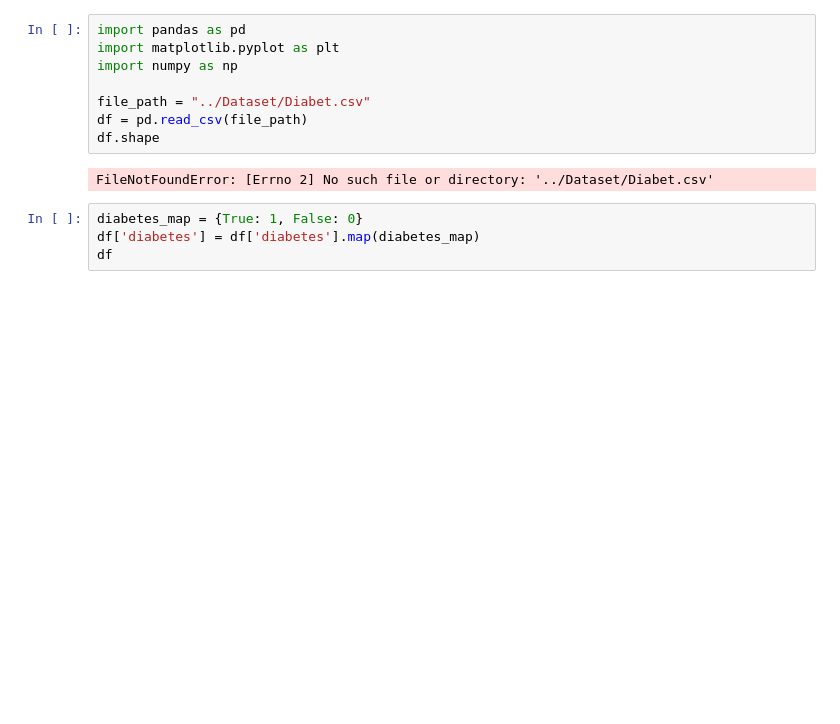
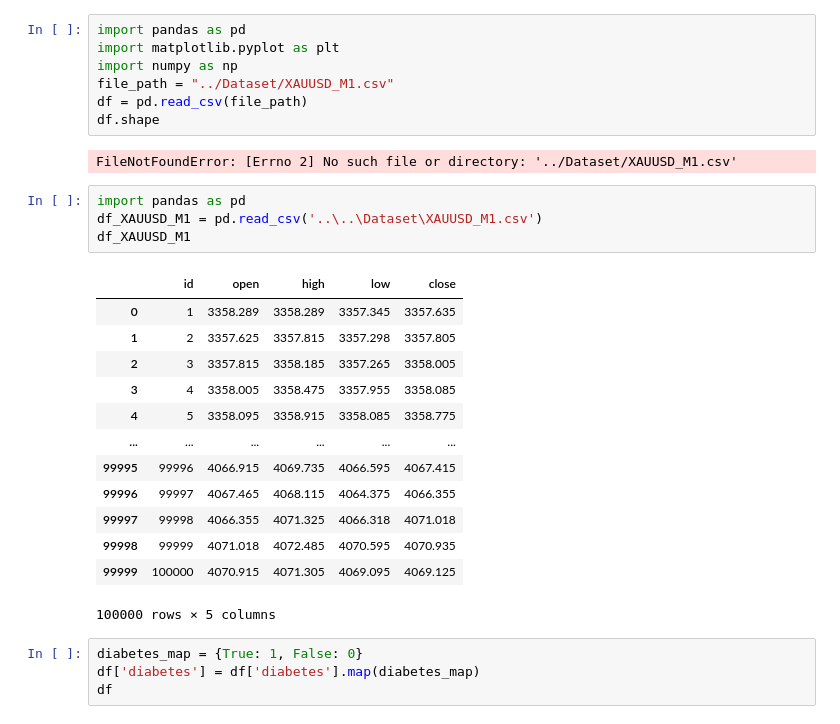
Before and after one commit to MaysamSolaymani/PandasNumpy, a Jupyter notebook: code/ML/nb.ipynb, the cells around one changed output. Drawn from its saved outputs; the diff is of its cells as text; blank space fills up the shorter version.

```diff
--- a/code/ML/nb.ipynb
+++ b/code/ML/nb.ipynb
@@ -2,12 +2,29 @@
 import pandas as pd
 import matplotlib.pyplot as plt
 import numpy as np
-
-file_path = "../Dataset/Diabet.csv"
+file_path = "../Dataset/XAUUSD_M1.csv"
 df = pd.read_csv(file_path)
 df.shape
 # %% [output]
-FileNotFoundError: [Errno 2] No such file or directory: '../Dataset/Diabet.csv'
+FileNotFoundError: [Errno 2] No such file or directory: '../Dataset/XAUUSD_M1.csv'
+# %%
+import pandas as pd
+df_XAUUSD_M1 = pd.read_csv('..\..\Dataset\XAUUSD_M1.csv')
+df_XAUUSD_M1
+# %% [output]
+|  | id | open | high | low | close |
+| 0 | 1 | 3358.289 | 3358.289 | 3357.345 | 3357.635 |
+| 1 | 2 | 3357.625 | 3357.815 | 3357.298 | 3357.805 |
+| 2 | 3 | 3357.815 | 3358.185 | 3357.265 | 3358.005 |
+| 3 | 4 | 3358.005 | 3358.475 | 3357.955 | 3358.085 |
+| 4 | 5 | 3358.095 | 3358.915 | 3358.085 | 3358.775 |
+| ... | ... | ... | ... | ... | ... |
+| 99995 | 99996 | 4066.915 | 4069.735 | 4066.595 | 4067.415 |
+| 99996 | 99997 | 4067.465 | 4068.115 | 4064.375 | 4066.355 |
+| 99997 | 99998 | 4066.355 | 4071.325 | 4066.318 | 4071.018 |
+| 99998 | 99999 | 4071.018 | 4072.485 | 4070.595 | 4070.935 |
+| 99999 | 100000 | 4070.915 | 4071.305 | 4069.095 | 4069.125 |
+100000 rows × 5 columns
 # %%
 diabetes_map = {True: 1, False: 0}
 df['diabetes'] = df['diabetes'].map(diabetes_map)
```
Also changed, not shown: 2 other files.
